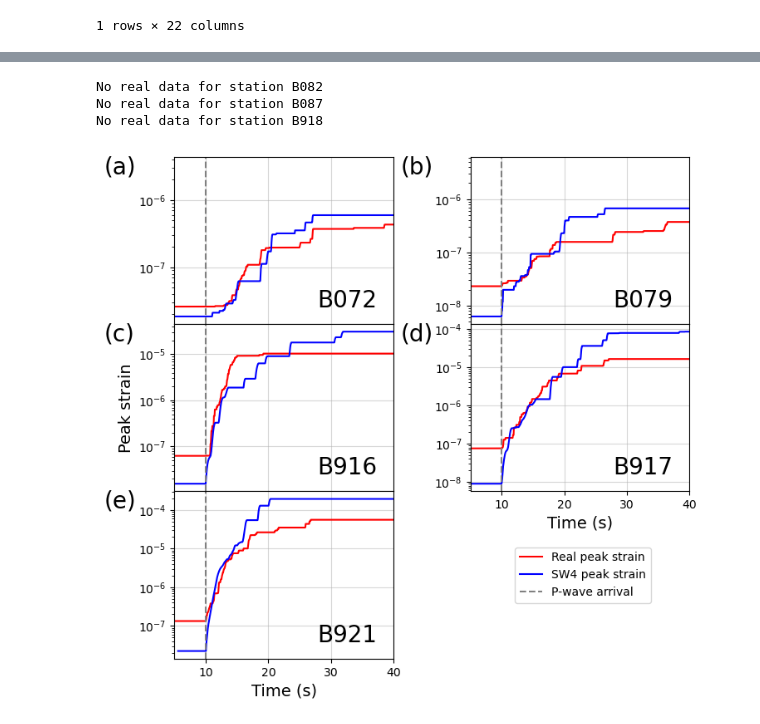
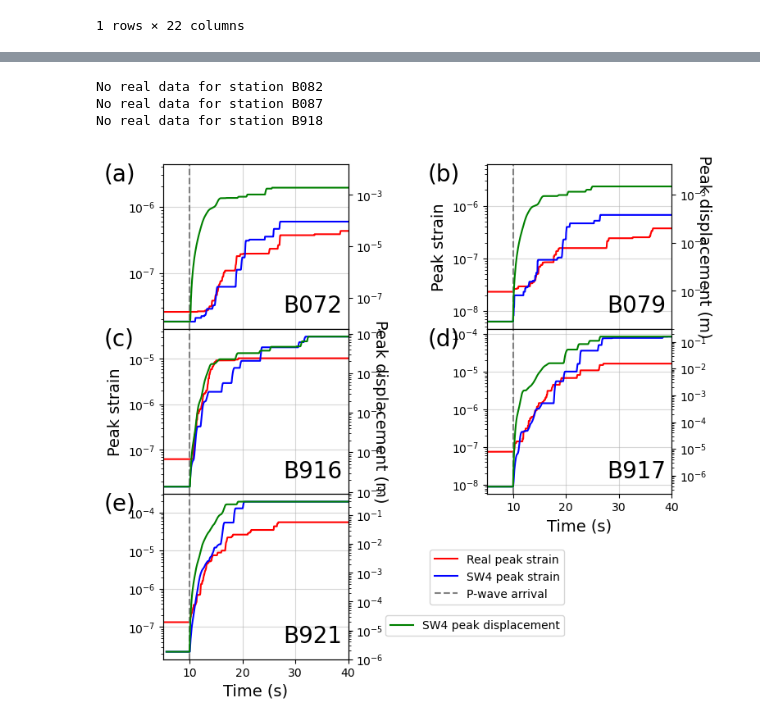
Before and after one commit to UO-Geophysics/sw4_strain, a Jupyter notebook: 3b_plot_real_filtered_3comp_peak_strain_vs_sw4_filtered_peak_strain.ipynb, the cells around one changed output, grey strips where cells are left out. Cells and saved outputs as stored; diff of their text form; code cells hidden in the pictures.

Commit message:
Working on RC SW4 model results figure, new SW4 determinism model setup started

```diff
--- a/3b_plot_real_filtered_3comp_peak_strain_vs_sw4_filtered_peak_strain.ipynb
+++ b/3b_plot_real_filtered_3comp_peak_strain_vs_sw4_filtered_peak_strain.ipynb
@@ -195,6 +60,18 @@ for idx in range(len(stas)):
         continue
 
     count += 1
+
+    # Load the SW4 GNSS data for the strain station locations
+
+    sw4_rms_gnss = np.load(sw4_path + 'final_RC_model_outputs_processed/gnss/rms/' + str(sta) + '.npy')
+    sw4_peak_gnss = np.load(sw4_path + 'final_RC_model_outputs_processed/gnss/peak/' + str(sta) + '.npy')
+
+    sw4_rms_gnss_times = sw4_rms_gnss[:,0]
+    sw4_rms_gnss_data = sw4_rms_gnss[:,1]
+
+    sw4_peak_gnss_times = sw4_peak_gnss[:,0]
+    sw4_peak_gnss_data = sw4_peak_gnss[:,1]
+
     # RMS data both start at the earthquake origin time
 
     sw4_rms_strain_times = sw4_rms_strain[:,0]
@@ -215,21 +92,30 @@ for idx in range(len(stas)):
         shift_amount = theo_p_arr - 10
         sw4_rms_strain_times = sw4_rms_strain_times - shift_amount
         sw4_peak_strain_times = sw4_peak_strain_times - shift_amount
+        sw4_rms_gnss_times = sw4_rms_gnss_times - shift_amount
+        sw4_peak_gnss_times = sw4_peak_gnss_times - shift_amount
     else: # Shift the peak strain forward
         shift_amount = 10 - theo_p_arr
         sw4_rms_strain_times = sw4_rms_strain_times + shift_amount
         sw4_peak_strain_times = sw4_peak_strain_times + shift_amount
+        sw4_rms_gnss_times = sw4_rms_gnss_times + shift_amount
+        sw4_peak_gnss_times = sw4_peak_gnss_times + shift_amount
 
     # Normalize data option
     norm_sw4_peak_data = np.copy(sw4_peak_strain_data)
     norm_sw4_peak_level = sw4_peak_strain_data[0]
     norm_sw4_peak_data = norm_sw4_peak_data - norm_sw4_peak_level + 1*10**-9
 
+    norm_sw4_peak_gnss_data = np.copy(sw4_peak_gnss_data)
+    norm_sw4_peak_gnss_level = sw4_peak_gnss_data[0]
+    norm_sw4_peak_gnss_data = norm_sw4_peak_gnss_data - norm_sw4_peak_gnss_level + 1*10**-9
+
     norm_real_peak_data = np.copy(real_peak_strain_data)
     norm_real_peak_level = real_peak_strain_data[0]
     norm_real_peak_data = norm_real_peak_data - norm_real_peak_level + 1*10**-9
 
     plot_norm = False
+    plot_peak = True
 
     ax = fig.add_subplot(3,2,count)
     plt.grid(alpha = 0.5, zorder = 0)
@@ -238,44 +124,61 @@ for idx in range(len(stas)):
         if plot_norm:
             ax.plot(real_peak_strain_times, norm_real_peak_data, color = 'red', label = 'Norm real peak strain')
             ax.plot(sw4_peak_strain_times, norm_sw4_peak_data, color = 'blue', label = 'Norm SW4 peak strain')
+            ax.plot(sw4_peak_gnss_times, norm_sw4_peak_gnss_data, color = 'green', label = 'Norm SW4 peak displacement')
         else:
             ax.plot(real_peak_strain_times, real_peak_strain_data, color = 'red', label = 'Real peak strain')
             ax.plot(sw4_peak_strain_times, sw4_peak_strain_data, color = 'blue', label = 'SW4 peak strain')
+            ax2 = ax.twinx()
+            ax2.plot(sw4_peak_gnss_times, sw4_peak_gnss_data, color = 'green', label = 'SW4 peak displacement')
         ax.semilogy()
+        ax2.semilogy()
     else:
         ax.plot(real_rms_strain_times, real_rms_strain_data, color = 'red', label = 'Real RMS strain')
         ax.plot(sw4_rms_strain_times, sw4_rms_strain_data, color = 'blue', label = 'SW4 RMS strain')
+        ax2 = ax.twinx()
+        ax2.plot(sw4_rms_gnss_times, sw4_rms_gnss_data, color = 'green', label = 'SW4 RMS\ndisplacement')
 
     ax.axvline(10, color = 'gray', linestyle = '--', label = 'P-wave arrival')
     ax.set_xlim(5, 40)
     ax.text(x = 0.65, y = 0.1, s = sta, fontsize = 20, transform = ax.transAxes)
 
     if count == 1:
         ax.text(x = -0.32, y = 0.9, s = '(a)', fontsize = 20, transform = ax.transAxes)
     elif count == 2:
         ax.text(x = -0.32, y = 0.9, s = '(b)', fontsize = 20, transform = ax.transAxes)
+        if plot_norm:
+            ax.set_ylabel('Relative peak strain', fontsize = 14)
+            ax2.set_ylabel('Relative peak displacement (m)', fontsize = 14, rotation = 270)
+        else:
+            ax.set_ylabel('Peak strain', fontsize = 14)
+            ax2.set_ylabel('Peak displacement (m)', fontsize = 14, rotation = 270)
     elif count == 3:
         ax.text(x = -0.32, y = 0.9, s = '(c)', fontsize = 20, transform = ax.transAxes)
         if plot_norm:
             ax.set_ylabel('Relative peak strain', fontsize = 14)
+            ax2.set_ylabel('Relative peak displacement (m)', fontsize = 14, rotation = 270)
         else:
             ax.set_ylabel('Peak strain', fontsize = 14)
-        plt.legend(bbox_to_anchor = [2.2, -0.3])
+            ax2.set_ylabel('Peak displacement (m)', fontsize = 14, rotation = 270)
+
+        ax.legend(bbox_to_anchor = [2.2, -0.3])
+        ax2.legend(bbox_to_anchor = [2.2, -0.7])
+
     elif count == 4:
         ax.text(x = -0.32, y = 0.9, s = '(d)', fontsize = 20, transform = ax.transAxes)
     elif count == 5:
         ax.text(x = -0.32, y = 0.9, s = '(e)', fontsize = 20, transform = ax.transAxes)
 
     if count == 1 or count == 2 or count == 3:
         ax.tick_params(axis = 'both', bottom = False, labelbottom = False)
     elif count == 4 or count == 5:
         ax.set_xlabel('Time (s)', fontsize = 14)
 
-plt.subplots_adjust(hspace = 0, wspace = 0.35)
+plt.subplots_adjust(hspace = 0, wspace = 0.75)
 
 plt.show()
 # %% [output]
 No real data for station B082
 No real data for station B087
 No real data for station B918
-[figure, old version]
+[figure, new version]
```
Also changed, not shown: parts of 2 cells of this notebook, 3 other files.
